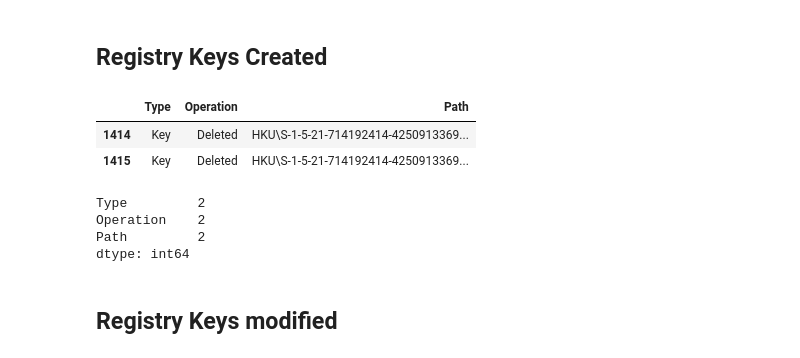
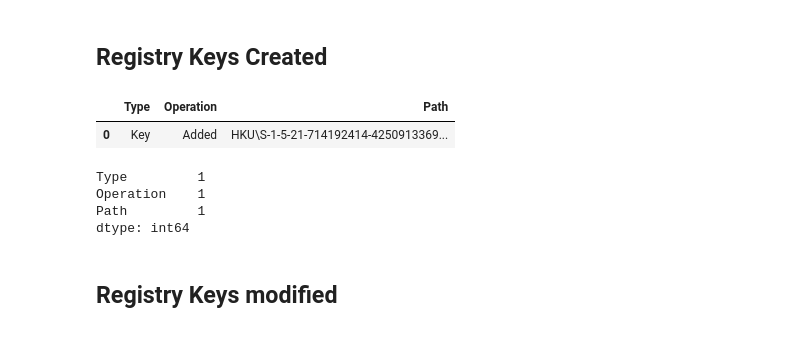
Before and after one commit to W4lkerJ/ForensicAnalysis, a Jupyter notebook: src/notebooks/ProcMonAnalysis.ipynb, the cells around one changed output. Cells and saved outputs as stored; diff of their text form; code cells hidden in the pictures.

```diff
--- a/src/notebooks/ProcMonAnalysis.ipynb
+++ b/src/notebooks/ProcMonAnalysis.ipynb
@@ -403,19 +315,18 @@ dtype: int64
 # %% [markdown]
 ## Registry Keys Created
 # %%
-df_operation_query = df_regshot_data.query("Type == 'Key' & Operation == 'Deleted'")
+df_reg_keys_created = df_regshot_data.query("Type == 'Key' & Operation == 'Added'")
 # %%
-df_operation_query
+df_reg_keys_created
 # %% [output]
 |  | Type | Operation | Path |
-| 1414 | Key | Deleted | HKU\S-1-5-21-714192414-4250913369... |
-| 1415 | Key | Deleted | HKU\S-1-5-21-714192414-4250913369... |
+| 0 | Key | Added | HKU\S-1-5-21-714192414-4250913369... |
 # %%
-df_operation_query.count()
+df_reg_keys_created.count()
 # %% [output]
-Type         2
-Operation    2
-Path         2
+Type         1
+Operation    1
+Path         1
 dtype: int64
 # %% [markdown]
 ## Registry Keys modified
```
Also changed, not shown: parts of 58 cells of this notebook, 3 other files.
